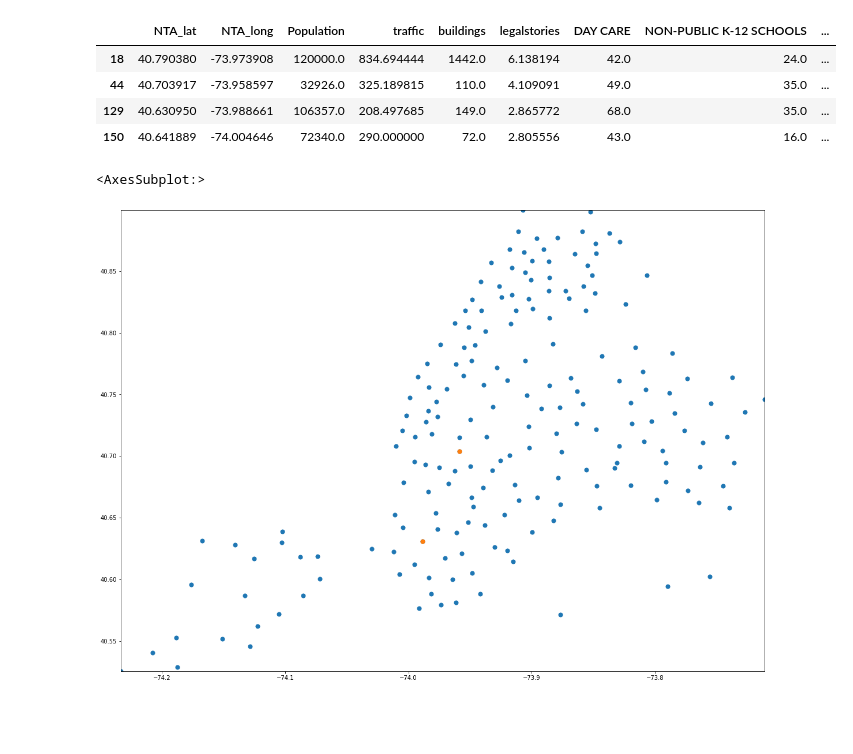
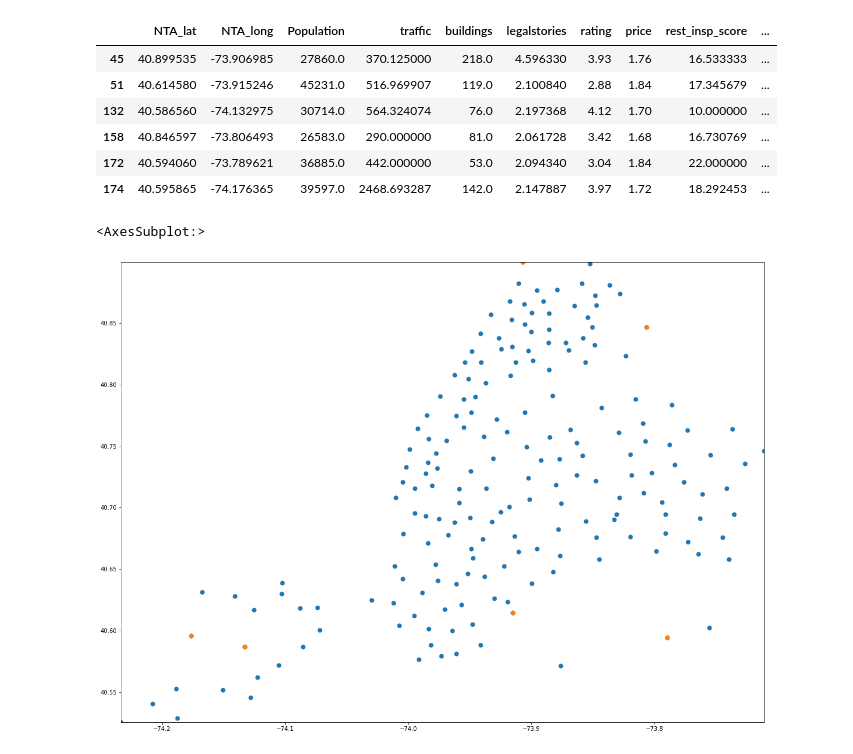
Before and after one commit to fynnweaver/Mid-Term-Project, a Jupyter notebook: notebooks/testing.ipynb, the cells around one changed output. Saved outputs shown, nothing was run; the diff lists cells and outputs as text; code cells hidden in the pictures; blank space fills up the shorter version.

```diff
--- a/notebooks/testing.ipynb
+++ b/notebooks/testing.ipynb
@@ -33,12 +33,14 @@ axes.scatter(master_df.NTA_long, master_df['DAY CARE'])
 # %%
-outliers = master_df.loc[master_df['DAY CARE'] > 40]
+outliers = master_df.loc[master_df['acres'] > 1000]
 outliers
 # %% [output]
-|  | NTA_lat | NTA_long | Population | traffic | buildings | legalstories | DAY CARE | NON-PUBLIC K-12 SCHOOLS | ... |
-| 18 | 40.790380 | -73.973908 | 120000.0 | 834.694444 | 1442.0 | 6.138194 | 42.0 | 24.0 | ... |
-| 44 | 40.703917 | -73.958597 | 32926.0 | 325.189815 | 110.0 | 4.109091 | 49.0 | 35.0 | ... |
-| 129 | 40.630950 | -73.988661 | 106357.0 | 208.497685 | 149.0 | 2.865772 | 68.0 | 35.0 | ... |
-| 150 | 40.641889 | -74.004646 | 72340.0 | 290.000000 | 72.0 | 2.805556 | 43.0 | 16.0 | ... |
+|  | NTA_lat | NTA_long | Population | traffic | buildings | legalstories | rating | price | rest_insp_score | ... |
+| 45 | 40.899535 | -73.906985 | 27860.0 | 370.125000 | 218.0 | 4.596330 | 3.93 | 1.76 | 16.533333 | ... |
+| 51 | 40.614580 | -73.915246 | 45231.0 | 516.969907 | 119.0 | 2.100840 | 2.88 | 1.84 | 17.345679 | ... |
+| 132 | 40.586560 | -74.132975 | 30714.0 | 564.324074 | 76.0 | 2.197368 | 4.12 | 1.70 | 10.000000 | ... |
+| 158 | 40.846597 | -73.806493 | 26583.0 | 290.000000 | 81.0 | 2.061728 | 3.42 | 1.68 | 16.730769 | ... |
+| 172 | 40.594060 | -73.789621 | 36885.0 | 442.000000 | 53.0 | 2.094340 | 3.04 | 1.84 | 22.000000 | ... |
+| 174 | 40.595865 | -74.176365 | 39597.0 | 2468.693287 | 142.0 | 2.147887 | 3.97 | 1.72 | 18.292453 | ... |
 # %%
 outliers_zip = lat_long_zip(outliers)
 NTA_zip = lat_long_zip(lat_lng)
@@ -52,7 +54,7 @@ NTA_zip.plot(ax = ax, markersize = 50, marker = 'o', label = 'NTA')
 outliers_zip.plot(ax = ax, markersize = 50, marker = 'o', label = 'outliers')
 # %% [output]
 <AxesSubplot:>
-[figure, old version]
+[figure, new version]
 # %%
 #eliminating outliers
 master_df.loc[master_df['legalstories'] > 25, 'legalstories'] = 10
```
Also changed, not shown: parts of 4 cells of this notebook, 12 other files.
